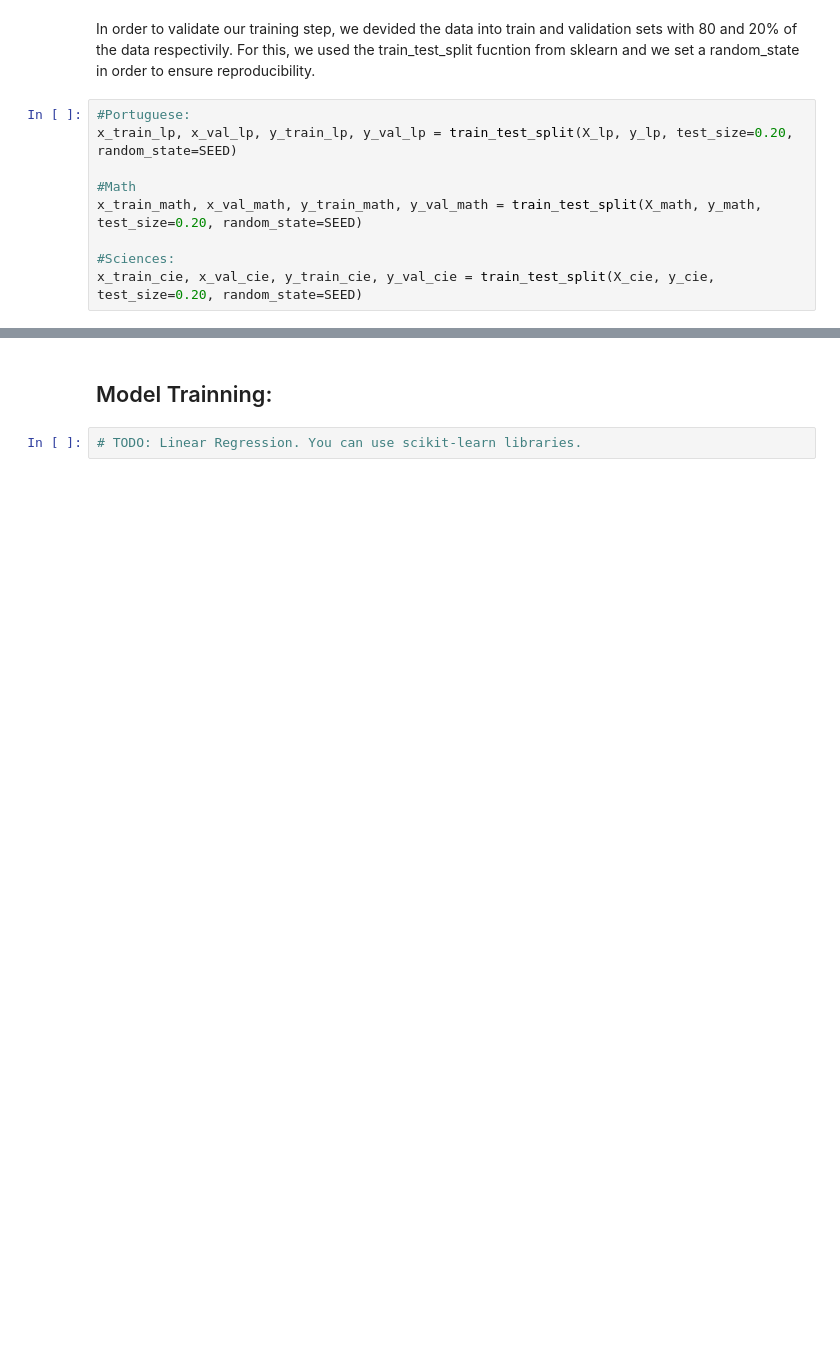
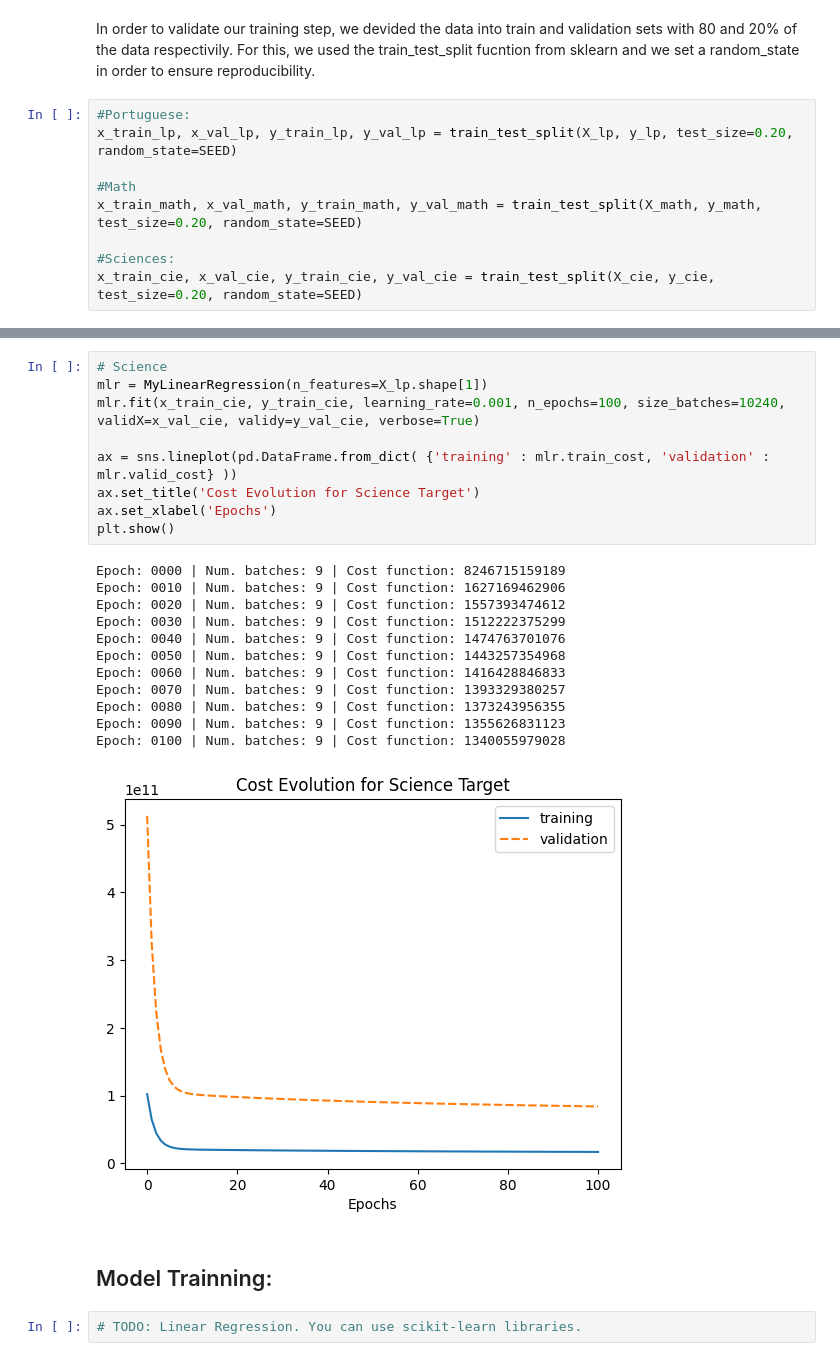
Before and after one commit to randersonLemos/mc886, a Jupyter notebook: t2/Logistic_Teste_R2022s2_mc886mo444_assignment_02.ipynb, the cells around one changed output, grey strips where cells are left out. Saved outputs shown, nothing was run; the diff lists cells and outputs as text; blank space fills up the shorter version.

```diff
--- a/t2/Logistic_Teste_R2022s2_mc886mo444_assignment_02.ipynb
+++ b/t2/Logistic_Teste_R2022s2_mc886mo444_assignment_02.ipynb
@@ -450,3 +491,25 @@ mylinearregression.fit(x_train_lp, y_train_lp, learning_rate=0.001, n_epochs=100
+# %%
+# Science
+mlr = MyLinearRegression(n_features=X_lp.shape[1])
+mlr.fit(x_train_cie, y_train_cie, learning_rate=0.001, n_epochs=100, size_batches=10240, validX=x_val_cie, validy=y_val_cie, verbose=True)
+
+ax = sns.lineplot(pd.DataFrame.from_dict( {'training' : mlr.train_cost, 'validation' : mlr.valid_cost} ))
+ax.set_title('Cost Evolution for Science Target')
+ax.set_xlabel('Epochs')
+plt.show()
+# %% [output]
+Epoch: 0000 | Num. batches: 9 | Cost function: 8246715159189
+Epoch: 0010 | Num. batches: 9 | Cost function: 1627169462906
+Epoch: 0020 | Num. batches: 9 | Cost function: 1557393474612
+Epoch: 0030 | Num. batches: 9 | Cost function: 1512222375299
+Epoch: 0040 | Num. batches: 9 | Cost function: 1474763701076
+Epoch: 0050 | Num. batches: 9 | Cost function: 1443257354968
+Epoch: 0060 | Num. batches: 9 | Cost function: 1416428846833
+Epoch: 0070 | Num. batches: 9 | Cost function: 1393329380257
+Epoch: 0080 | Num. batches: 9 | Cost function: 1373243956355
+Epoch: 0090 | Num. batches: 9 | Cost function: 1355626831123
+Epoch: 0100 | Num. batches: 9 | Cost function: 1340055979028
+[figure, added]
 # %% [markdown]
 ## Model Trainning:
 # %%
```
Also changed, not shown: parts of 22 cells of this notebook, 2 other files.
